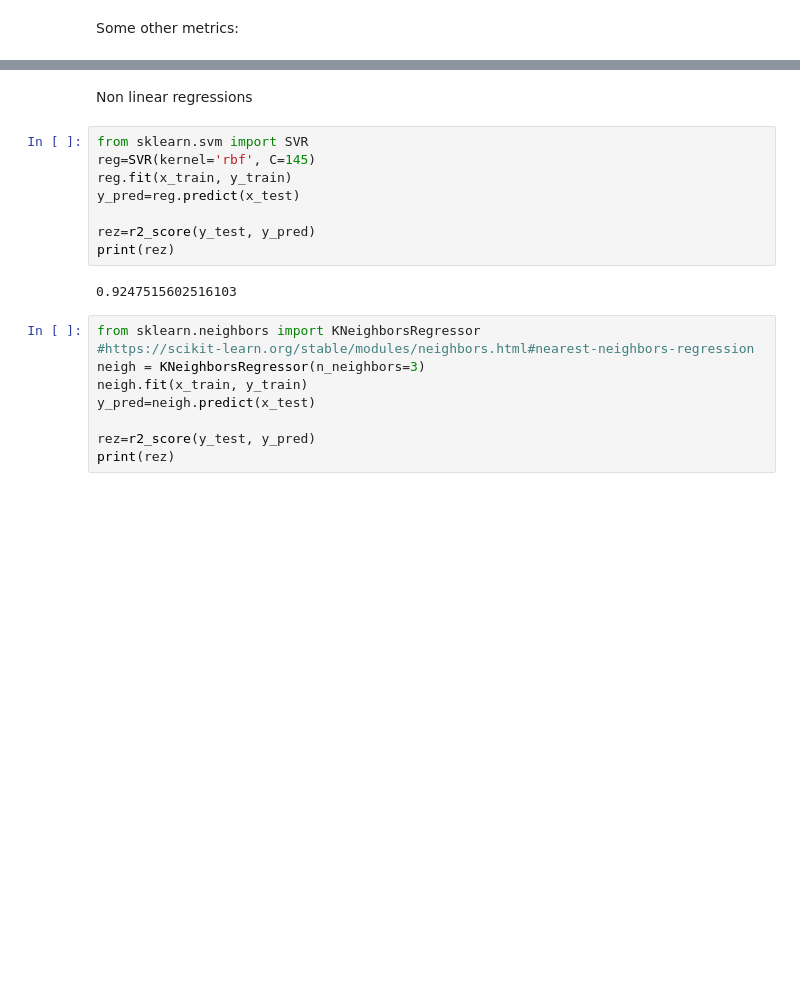
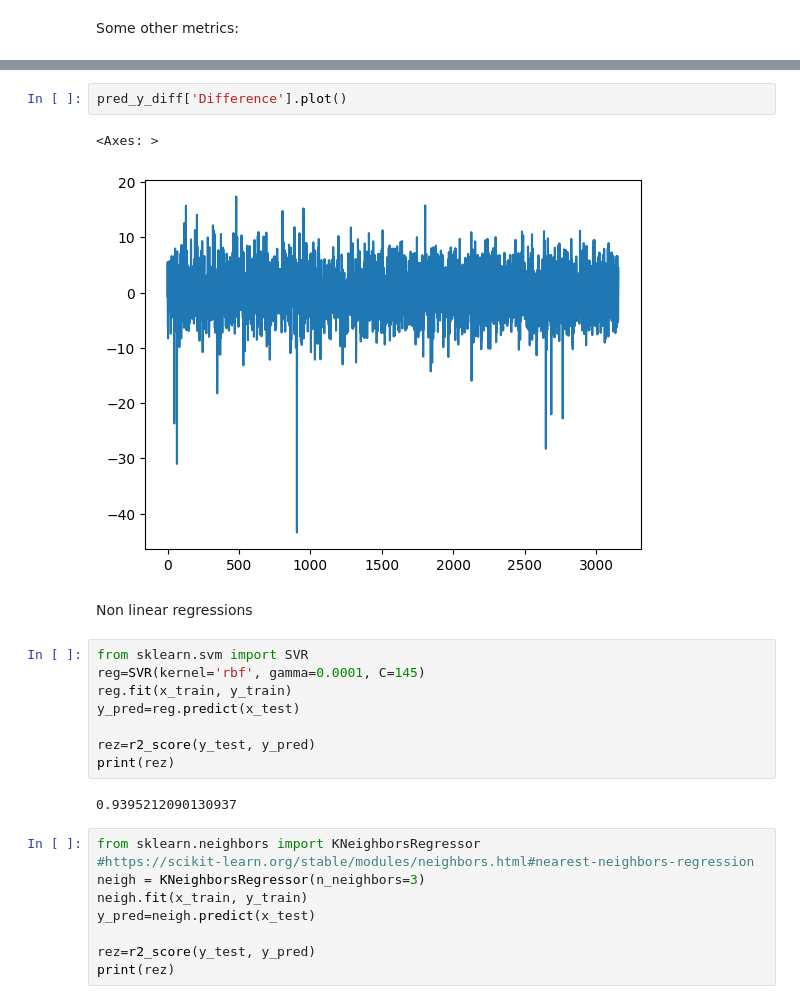
Before and after one commit to encoras/Artificial-Intelligence-Group, a Jupyter notebook: Multiple_Linear_Regression_in_Python.ipynb, the cells around one changed output, grey strips where cells are left out. Cells and saved outputs as stored; diff of their text form; blank space fills up the shorter version.

```diff
--- a/Multiple_Linear_Regression_in_Python.ipynb
+++ b/Multiple_Linear_Regression_in_Python.ipynb
@@ -150,15 +196,20 @@ pred_y_diff
+# %%
+pred_y_diff['Difference'].plot()
+# %% [output]
+<Axes: >
+[figure, added]
 # %% [markdown]
 Non linear regressions
 # %%
 from sklearn.svm import SVR
-reg=SVR(kernel='rbf', C=145)
+reg=SVR(kernel='rbf', gamma=0.0001, C=145)
 reg.fit(x_train, y_train)
 y_pred=reg.predict(x_test)
 
 rez=r2_score(y_test, y_pred)
 print(rez)
 # %% [output]
-0.9247515602516103
+0.9395212090130937
 # %%
 from sklearn.neighbors import KNeighborsRegressor
 #https://scikit-learn.org/stable/modules/neighbors.html#nearest-neighbors-regression
```
Also changed, not shown: parts of 19 cells of this notebook.
